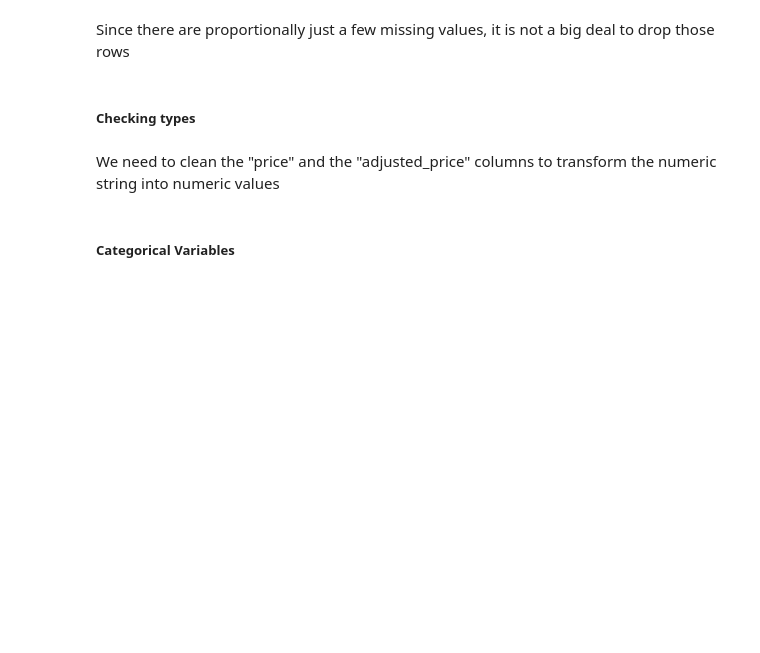
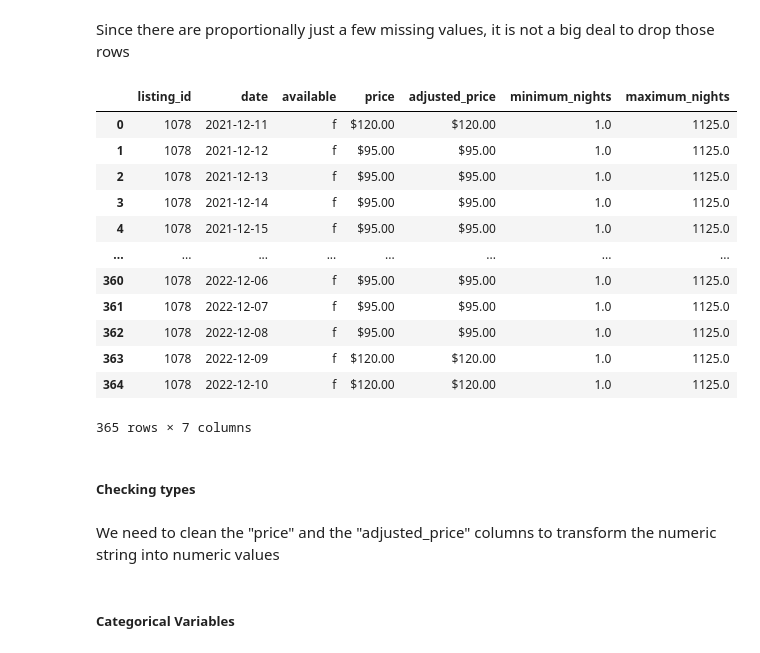
Before and after one commit to vpontello/AirBnb_feature_importance, a Jupyter notebook: DataScience_Post.ipynb, the cells around one changed output. Drawn from its saved outputs; the diff is of its cells as text; code cells hidden in the pictures; blank space fills up the shorter version.

```diff
--- a/DataScience_Post.ipynb
+++ b/DataScience_Post.ipynb
@@ -258,6 +269,22 @@ maximum_nights : 2.3401447145491476e-06
 Since there are proportionally just a few missing values, it is not a big deal to drop those rows
 # %%
 df_calendar.dropna(inplace=True)
+# %%
+df_calendar[df_calendar['listing_id']==1078]
+# %% [output]
+|  | listing_id | date | available | price | adjusted_price | minimum_nights | maximum_nights |
+| 0 | 1078 | 2021-12-11 | f | $120.00 | $120.00 | 1.0 | 1125.0 |
+| 1 | 1078 | 2021-12-12 | f | $95.00 | $95.00 | 1.0 | 1125.0 |
+| 2 | 1078 | 2021-12-13 | f | $95.00 | $95.00 | 1.0 | 1125.0 |
+| 3 | 1078 | 2021-12-14 | f | $95.00 | $95.00 | 1.0 | 1125.0 |
+| 4 | 1078 | 2021-12-15 | f | $95.00 | $95.00 | 1.0 | 1125.0 |
+| ... | ... | ... | ... | ... | ... | ... | ... |
+| 360 | 1078 | 2022-12-06 | f | $95.00 | $95.00 | 1.0 | 1125.0 |
+| 361 | 1078 | 2022-12-07 | f | $95.00 | $95.00 | 1.0 | 1125.0 |
+| 362 | 1078 | 2022-12-08 | f | $95.00 | $95.00 | 1.0 | 1125.0 |
+| 363 | 1078 | 2022-12-09 | f | $120.00 | $120.00 | 1.0 | 1125.0 |
+| 364 | 1078 | 2022-12-10 | f | $120.00 | $120.00 | 1.0 | 1125.0 |
+365 rows × 7 columns
 # %% [markdown]
 ##### Checking types
 # %% [markdown]
```
Also changed, not shown: parts of 21 cells of this notebook.
